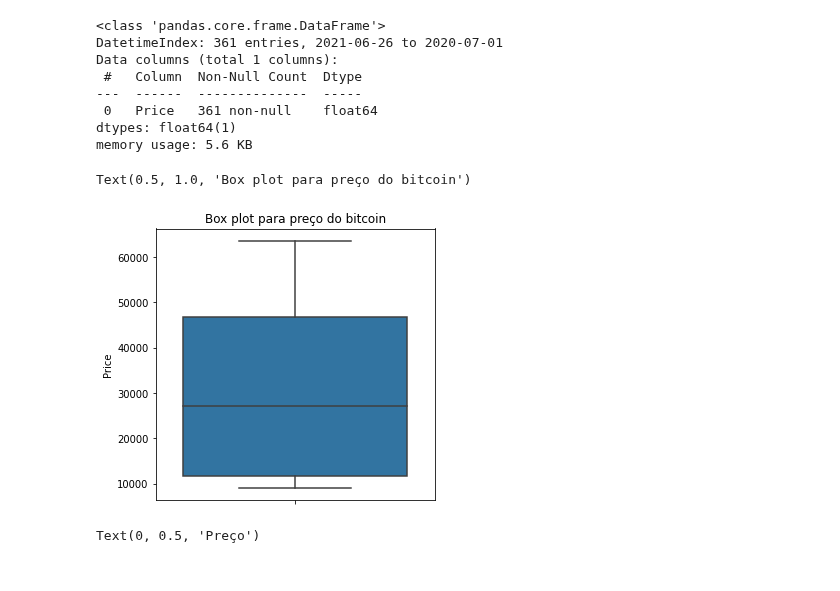
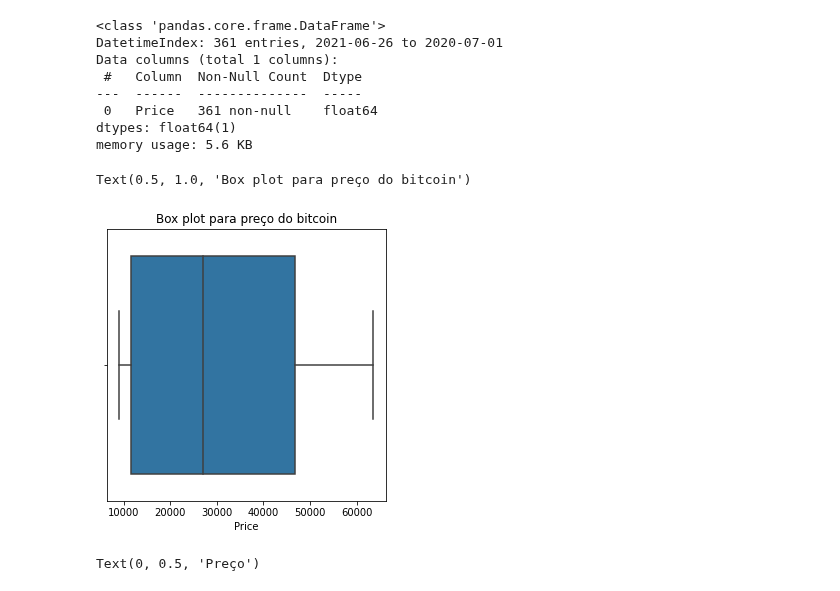
Before and after one commit to prbpedro/tcc_puc, a Jupyter notebook: src/2_pre_processing_btc_historical_data.ipynb, the cells around one changed output. Saved outputs shown, nothing was run; the diff lists cells and outputs as text; code cells hidden in the pictures.

```diff
--- a/src/2_pre_processing_btc_historical_data.ipynb
+++ b/src/2_pre_processing_btc_historical_data.ipynb
@@ -34,11 +34,11 @@ memory usage: 5.6 KB
 # %%
 # Checking for outliers
 
 plt.figure(figsize=(5, 5))
-g = sns.boxplot(y=btc_df['Price'])  #realiza o plot através da biblioteca seaborn
+g = sns.boxplot(btc_df['Price'])  #realiza o plot através da biblioteca seaborn
 g.set_title('Box plot para preço do bitcoin')
 # %% [output]
 Text(0.5, 1.0, 'Box plot para preço do bitcoin')
-[figure, old version]
+[figure, new version]
 # %%
 # Plot the Price TimeSeries
```
Also changed, not shown: parts of 7 cells of this notebook, 5 other files.
